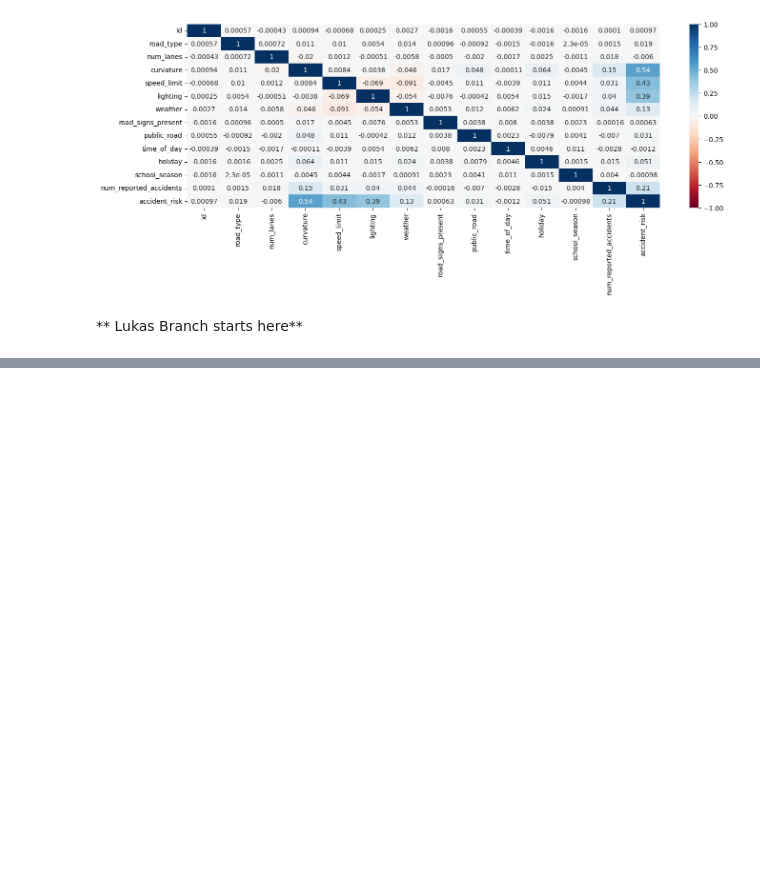
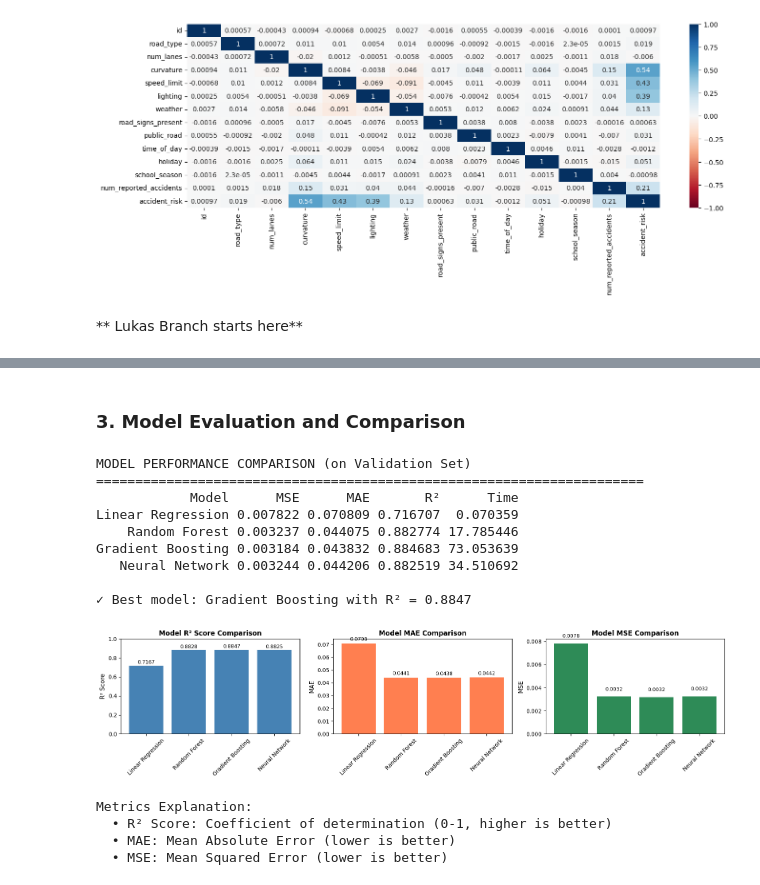
Before and after one commit to brag-v/ai-industry-project, a Jupyter notebook: src/main.ipynb, the cells around one changed output, grey strips where cells are left out. Saved outputs shown, nothing was run; the diff lists cells and outputs as text; code cells hidden in the pictures; blank space fills up the shorter version.

```diff
--- a/src/main.ipynb
+++ b/src/main.ipynb
@@ -69,0 +257,66 @@ seaborn.heatmap(train.corr(method="pearson"), annot=True,vmin=-1, vmax=1, cmap="
+# %% [markdown]
+### 3. Model Evaluation and Comparison
+# %%
+# Create a comparison DataFrame
+results_df = pd.DataFrame(results)
+print("\nMODEL PERFORMANCE COMPARISON (on Validation Set)")
+print("="*70)
+print(results_df.to_string(index=False))
+
+# Find the best model by R² score
+best_model_name = results_df.loc[results_df['R²'].idxmax(), 'Model']
+best_model = models[best_model_name]
+best_r2 = results_df['R²'].max()
+
+print(f"\n✓ Best model: {best_model_name} with R² = {best_r2:.4f}")
+
+# Visualize model performance comparison
+fig, axes = plt.subplots(1, 3, figsize=(16, 4))
+
+# Plot 1: R² Scores
+axes[0].bar(results_df['Model'], results_df['R²'], color='steelblue')
+axes[0].set_ylabel('R² Score', fontsize=11)
+axes[0].set_title('Model R² Score Comparison', fontsize=12, fontweight='bold')
+axes[0].set_ylim([0, 1])
+for i, v in enumerate(results_df['R²']):
+    axes[0].text(i, v + 0.02, f'{v:.4f}', ha='center', fontsize=9)
+axes[0].tick_params(axis='x', rotation=45)
+
+# Plot 2: MAE (Mean Absolute Error)
+axes[1].bar(results_df['Model'], results_df['MAE'], color='coral')
+axes[1].set_ylabel('MAE', fontsize=11)
+axes[1].set_title('Model MAE Comparison', fontsize=12, fontweight='bold')
+for i, v in enumerate(results_df['MAE']):
+    axes[1].text(i, v + 0.002, f'{v:.4f}', ha='center', fontsize=9)
+axes[1].tick_params(axis='x', rotation=45)
+
+# Plot 3: MSE (Mean Squared Error)
+axes[2].bar(results_df['Model'], results_df['MSE'], color='seagreen')
+axes[2].set_ylabel('MSE', fontsize=11)
+axes[2].set_title('Model MSE Comparison', fontsize=12, fontweight='bold')
+for i, v in enumerate(results_df['MSE']):
+    axes[2].text(i, v + 0.0005, f'{v:.4f}', ha='center', fontsize=9)
+axes[2].tick_params(axis='x', rotation=45)
+
+plt.tight_layout()
+plt.show()
+
+print("\nMetrics Explanation:")
+print("  • R² Score: Coefficient of determination (0-1, higher is better)")
+print("  • MAE: Mean Absolute Error (lower is better)")
+print("  • MSE: Mean Squared Error (lower is better)")
+# %% [output]
+MODEL PERFORMANCE COMPARISON (on Validation Set)
+======================================================================
+            Model      MSE      MAE       R²      Time
+Linear Regression 0.007822 0.070809 0.716707  0.070359
+    Random Forest 0.003237 0.044075 0.882774 17.785446
+Gradient Boosting 0.003184 0.043832 0.884683 73.053639
+   Neural Network 0.003244 0.044206 0.882519 34.510692
+
+✓ Best model: Gradient Boosting with R² = 0.8847
+[figure, added]
+Metrics Explanation:
+  • R² Score: Coefficient of determination (0-1, higher is better)
+  • MAE: Mean Absolute Error (lower is better)
+  • MSE: Mean Squared Error (lower is better)
```
Also changed, not shown: parts of 9 cells of this notebook, 1 other file.
